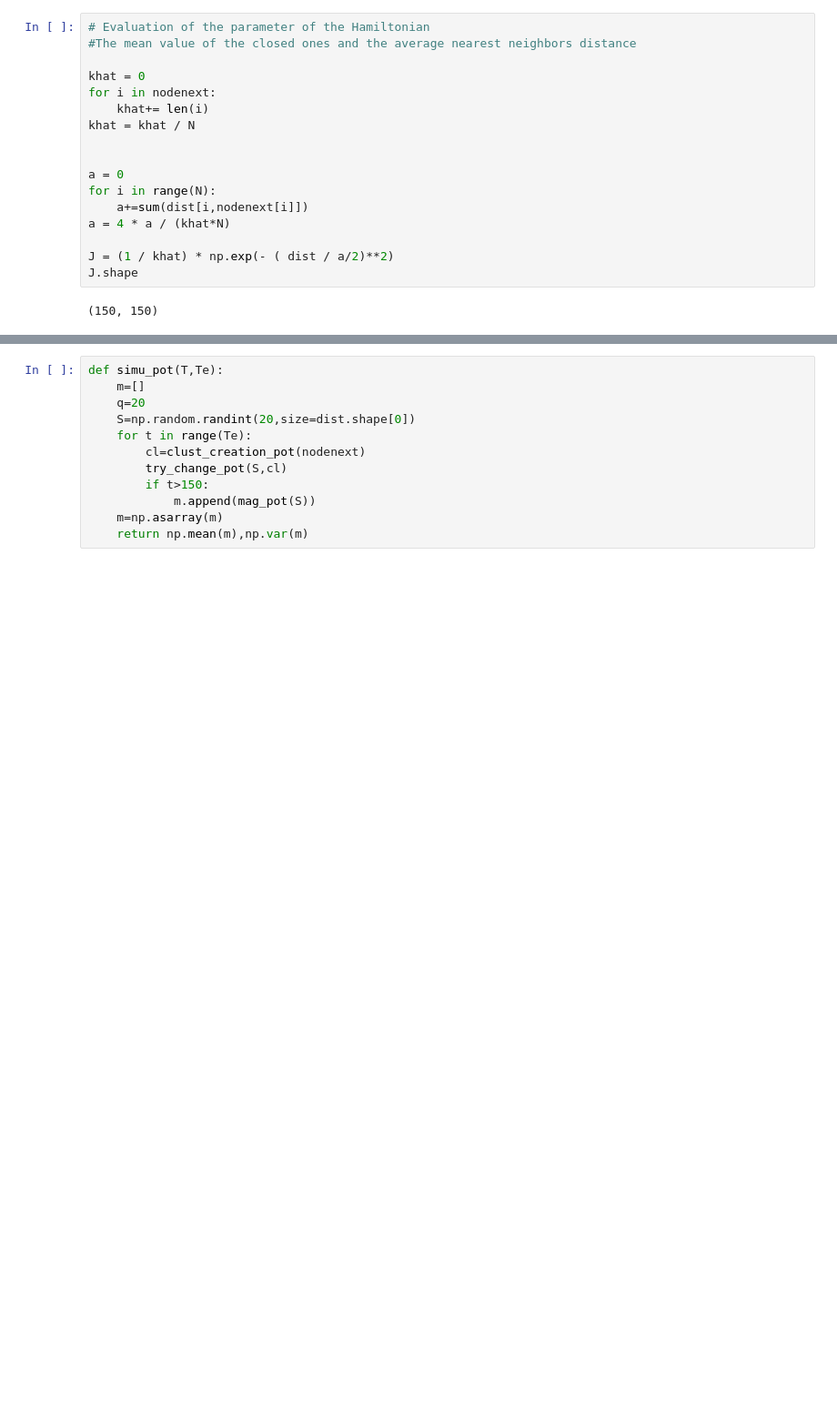
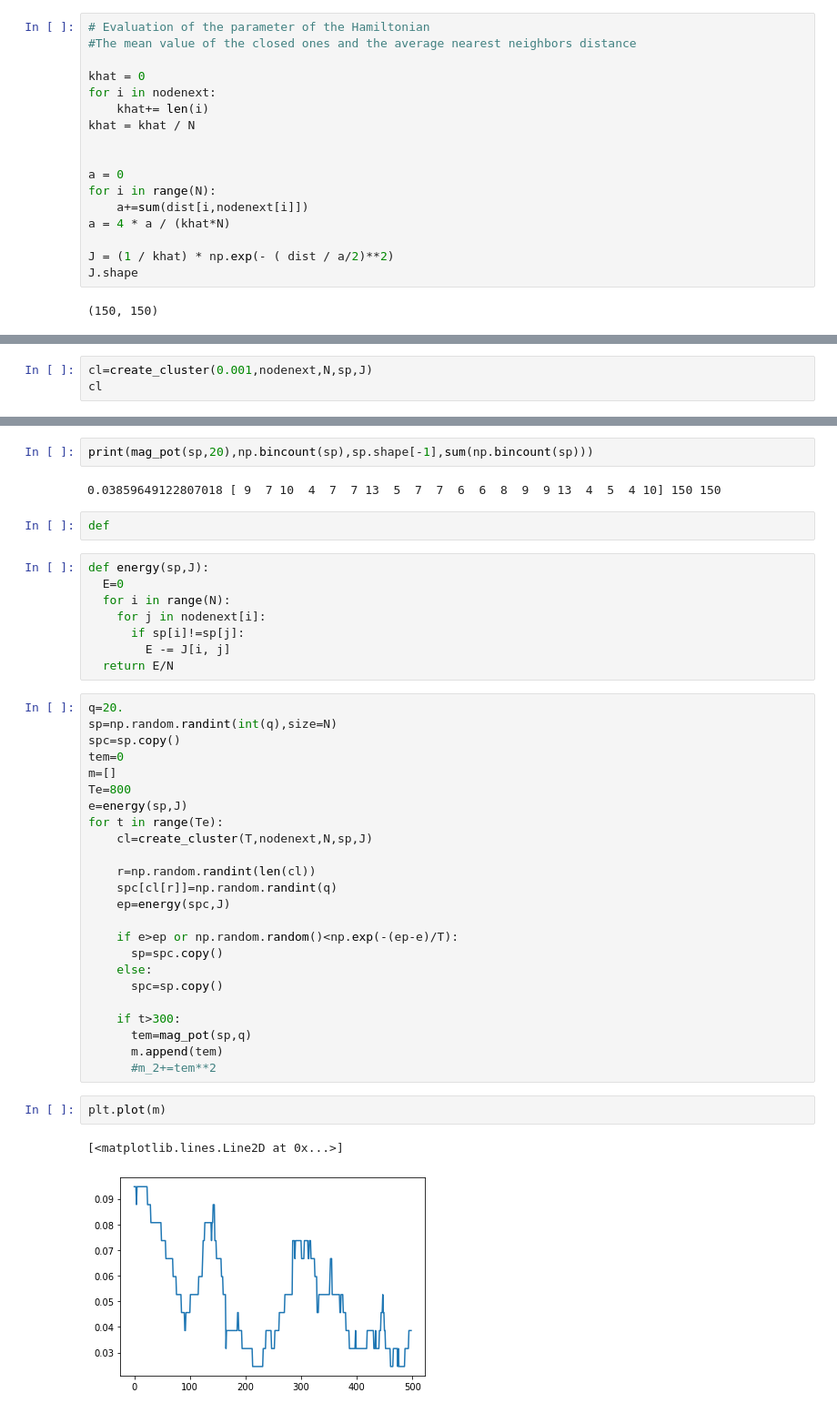
Before and after one commit to CarloGiorgio/Computational_Biolophysics, a Jupyter notebook: Clustering/potts_model.ipynb, the cells around one changed output, grey strips where cells are left out. Shown: that part at 91% size. Saved outputs shown, nothing was run; the diff lists cells and outputs as text; blank space fills up the shorter version.

```diff
--- a/Clustering/potts_model.ipynb
+++ b/Clustering/potts_model.ipynb
@@ -93,0 +113,3 @@ def clust_creation_pot(nodenext):
+# %%
+cl=create_cluster(0.001,nodenext,N,sp,J)
+cl
@@ -107,12 +139,43 @@ def try_change_pot(S,cl):
-# %%
-def simu_pot(T,Te):
-    m=[]
-    q=20
-    S=np.random.randint(20,size=dist.shape[0])
-    for t in range(Te):
-        cl=clust_creation_pot(nodenext)
-        try_change_pot(S,cl)
-        if t>150:
-            m.append(mag_pot(S))
-    m=np.asarray(m)
-    return np.mean(m),np.var(m)
+# %%
+print(mag_pot(sp,20),np.bincount(sp),sp.shape[-1],sum(np.bincount(sp)))
+# %% [output]
+0.03859649122807018 [ 9  7 10  4  7  7 13  5  7  7  6  6  8  9  9 13  4  5  4 10] 150 150
+# %%
+def
+# %%
+def energy(sp,J):
+  E=0
+  for i in range(N):
+    for j in nodenext[i]:
+      if sp[i]!=sp[j]:
+        E -= J[i, j]
+  return E/N
+# %%
+q=20.
+sp=np.random.randint(int(q),size=N)
+spc=sp.copy()
+tem=0
+m=[]
+Te=800
+e=energy(sp,J)
+for t in range(Te):
+    cl=create_cluster(T,nodenext,N,sp,J)
+
+    r=np.random.randint(len(cl))
+    spc[cl[r]]=np.random.randint(q)
+    ep=energy(spc,J)
+
+    if e>ep or np.random.random()<np.exp(-(ep-e)/T):
+      sp=spc.copy()
+    else:
+      spc=sp.copy()
+
+    if t>300:
+      tem=mag_pot(sp,q)
+      m.append(tem)
+      #m_2+=tem**2
+# %%
+plt.plot(m)
+# %% [output]
+[<matplotlib.lines.Line2D at 0x...>]
+[figure, added]
```
Also changed, not shown: parts of 14 cells of this notebook.
